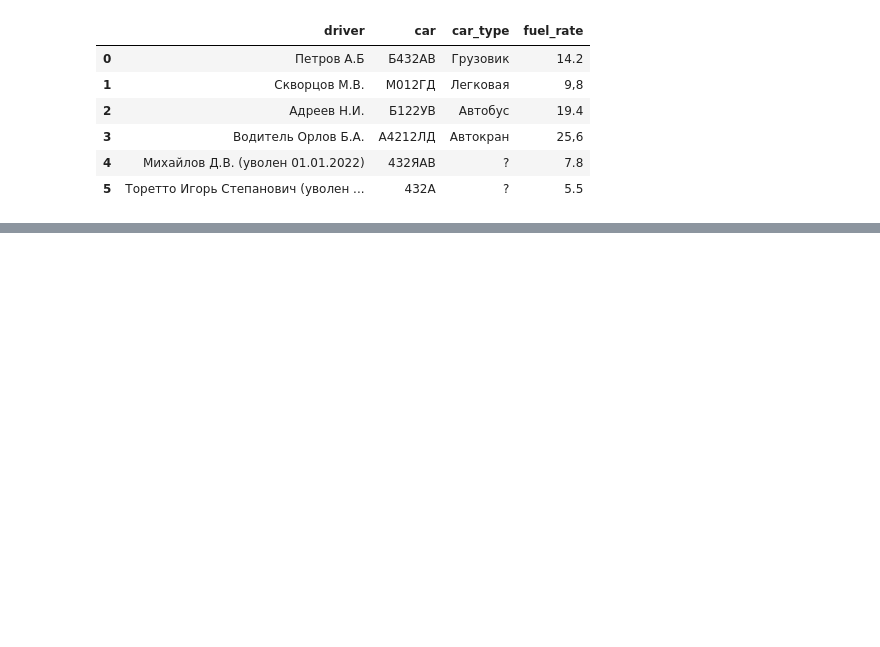
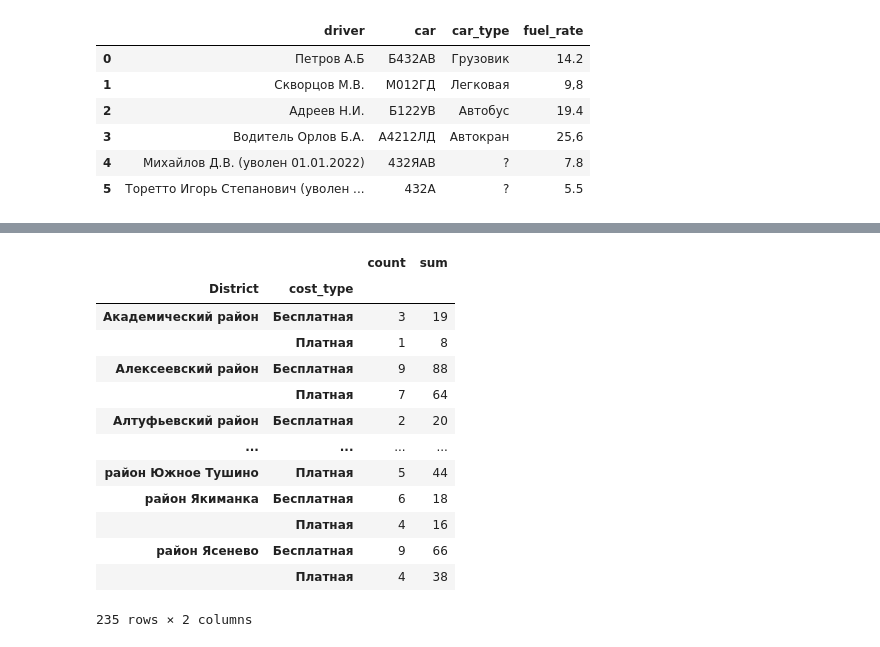
Before and after one commit to VadzimRudzman/pandas_fundamentals, a Jupyter notebook: Основы Pandas.ipynb, the cells around one changed output, grey strips where cells are left out. Cells and saved outputs as stored; diff of their text form; code cells hidden in the pictures; blank space fills up the shorter version.

```diff
--- a/Основы Pandas.ipynb
+++ b/Основы Pandas.ipynb
@@ -3783,0 +4056,22 @@ solution(df)
+# %%
+import pandas as pd
+import numpy as np
+
+df = pd.read_csv(r'C:\Users\Vadim\Downloads\stepik_multiindex_lesson_1_v2\task2.csv', index_col=[0, 1])
+
+df
+# %% [output]
+|  |  | count | sum |
+| District | cost_type |  |  |
+| Академический район | Бесплатная | 3 | 19 |
+|  | Платная | 1 | 8 |
+| Алексеевский район | Бесплатная | 9 | 88 |
+|  | Платная | 7 | 64 |
+| Алтуфьевский район | Бесплатная | 2 | 20 |
+| ... | ... | ... | ... |
+| район Южное Тушино | Платная | 5 | 44 |
+| район Якиманка | Бесплатная | 6 | 18 |
+|  | Платная | 4 | 16 |
+| район Ясенево | Бесплатная | 9 | 66 |
+|  | Платная | 4 | 38 |
+235 rows × 2 columns
```
Also changed, not shown: parts of 37 cells of this notebook.
